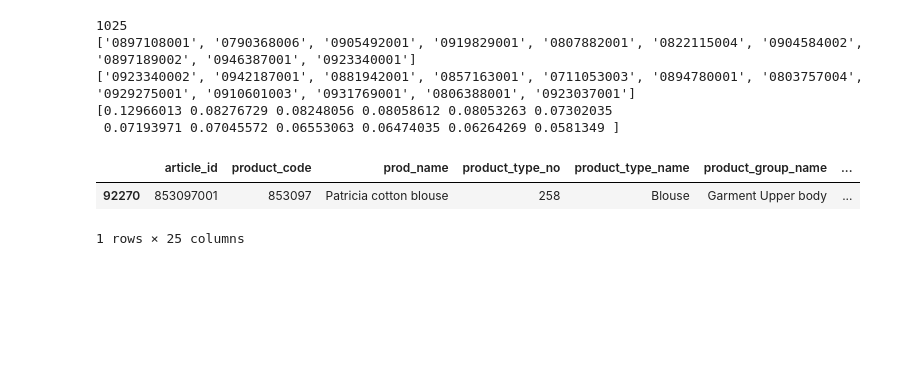
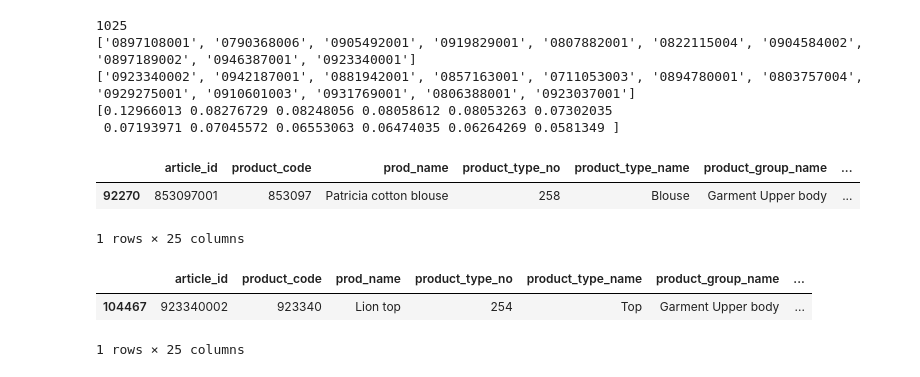
Before and after one commit to stvschmdt/ne_ds5230, a Jupyter notebook: user-item-alternating-least-squares.ipynb, the cells around one changed output. Cells and saved outputs as stored; diff of their text form; code cells hidden in the pictures; blank space fills up the shorter version.

```diff
--- a/user-item-alternating-least-squares.ipynb
+++ b/user-item-alternating-least-squares.ipynb
@@ -201,3 +202,9 @@ article_df.loc[article_df['article_id'] == 853097001]
 |  | article_id | product_code | prod_name | product_type_no | product_type_name | product_group_name | ... |
 | 92270 | 853097001 | 853097 | Patricia cotton blouse | 258 | Blouse | Garment Upper body | ... |
 1 rows × 25 columns
+# %%
+article_df.loc[article_df['article_id'] == 923340002]
+# %% [output]
+|  | article_id | product_code | prod_name | product_type_no | product_type_name | product_group_name | ... |
+| 104467 | 923340002 | 923340 | Lion top | 254 | Top | Garment Upper body | ... |
+1 rows × 25 columns
```
Also changed, not shown: parts of 2 cells of this notebook.
